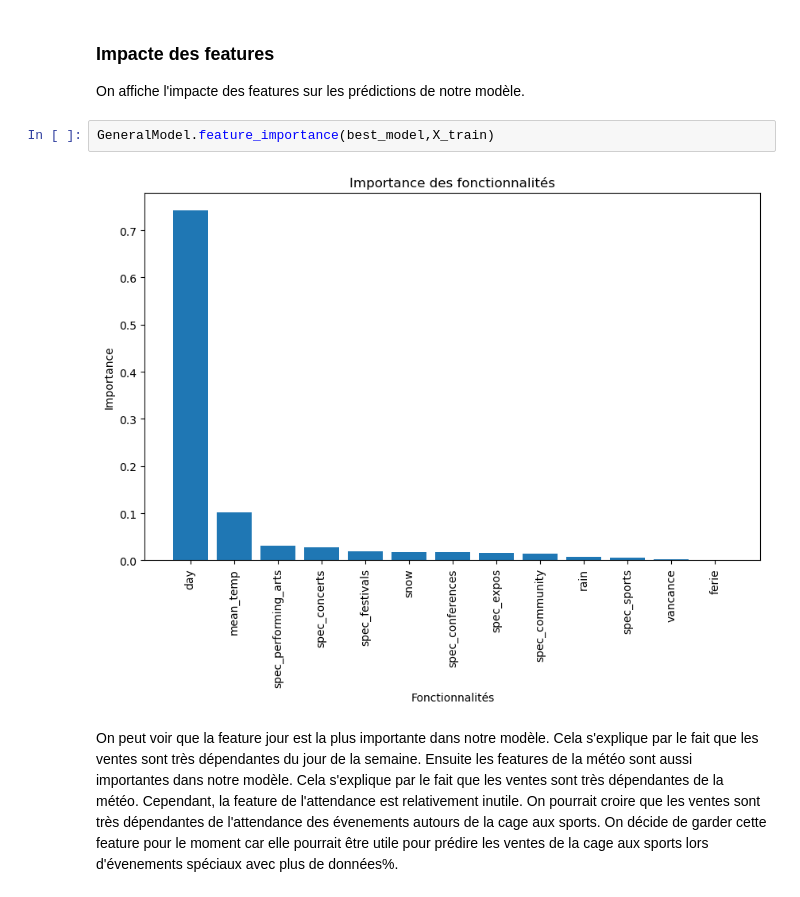
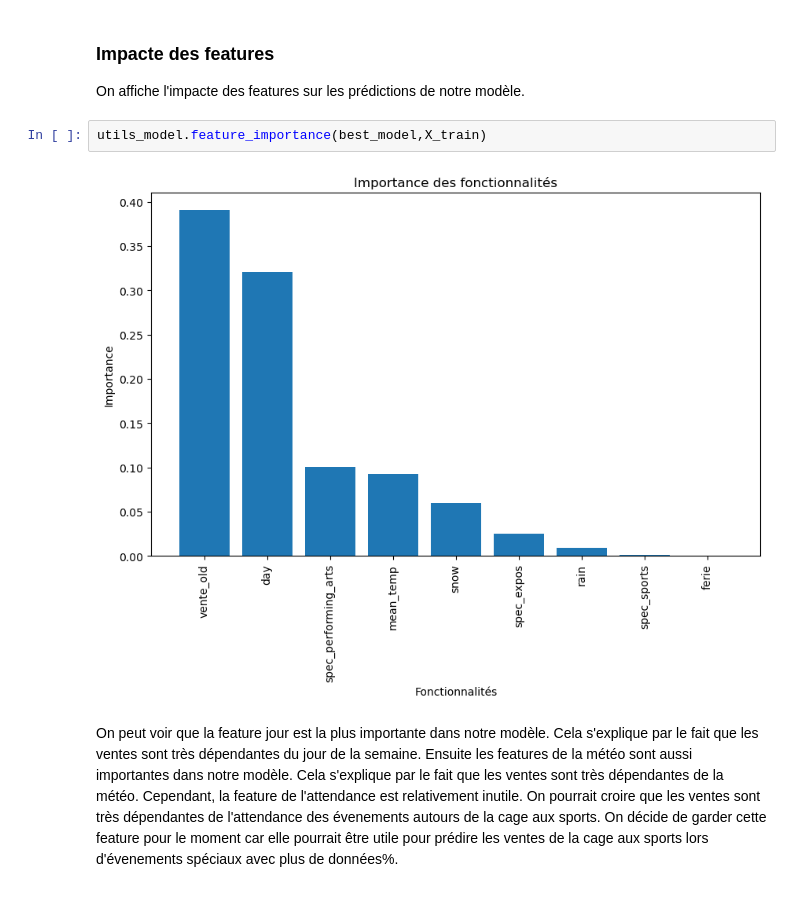
Before and after one commit to Last-Autumn-Leaf/dionysos, a Jupyter notebook: notebooks/prevision.ipynb, the cells around one changed output. Cells and saved outputs as stored; diff of their text form.

```diff
--- a/notebooks/prevision.ipynb
+++ b/notebooks/prevision.ipynb
@@ -105,9 +123,9 @@ MAE : 2921.350461425781
 
 On affiche l'impacte des features sur les prédictions de notre modèle.
 # %%
-GeneralModel.feature_importance(best_model,X_train)
+utils_model.feature_importance(best_model,X_train)
 # %% [output]
-[figure, old version]
+[figure, new version]
 # %% [markdown]
 On peut voir que la feature jour est la plus importante dans notre modèle. Cela s'explique par le fait que les ventes sont très dépendantes du jour de la semaine. Ensuite les features de la météo sont aussi importantes dans notre modèle. Cela s'explique par le fait que les ventes sont très dépendantes de la météo. Cependant, la feature de l'attendance est relativement inutile. On pourrait croire que les ventes sont très dépendantes de l'attendance des évenements autours de la cage aux sports. On décide de garder cette feature  pour le moment car elle pourrait être utile pour prédire les ventes de la cage aux sports lors d'évenements spéciaux avec plus de données%.
 # %% [markdown]
```
Also changed, not shown: parts of 16 cells of this notebook, 9 other files.
